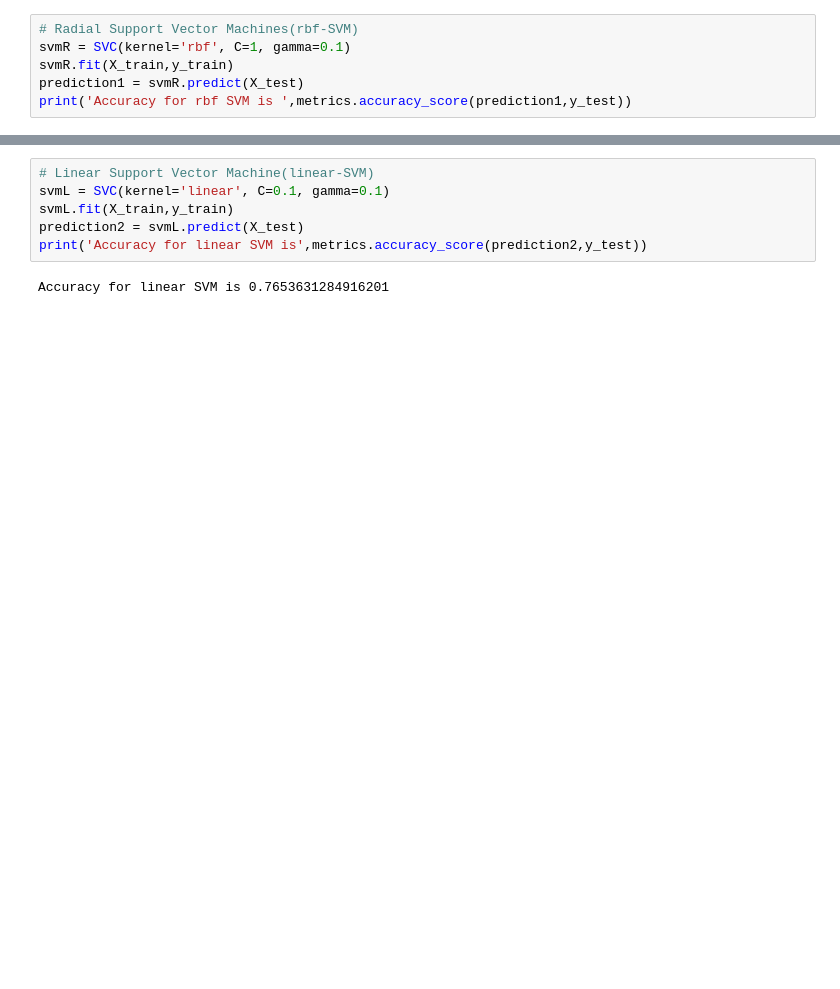
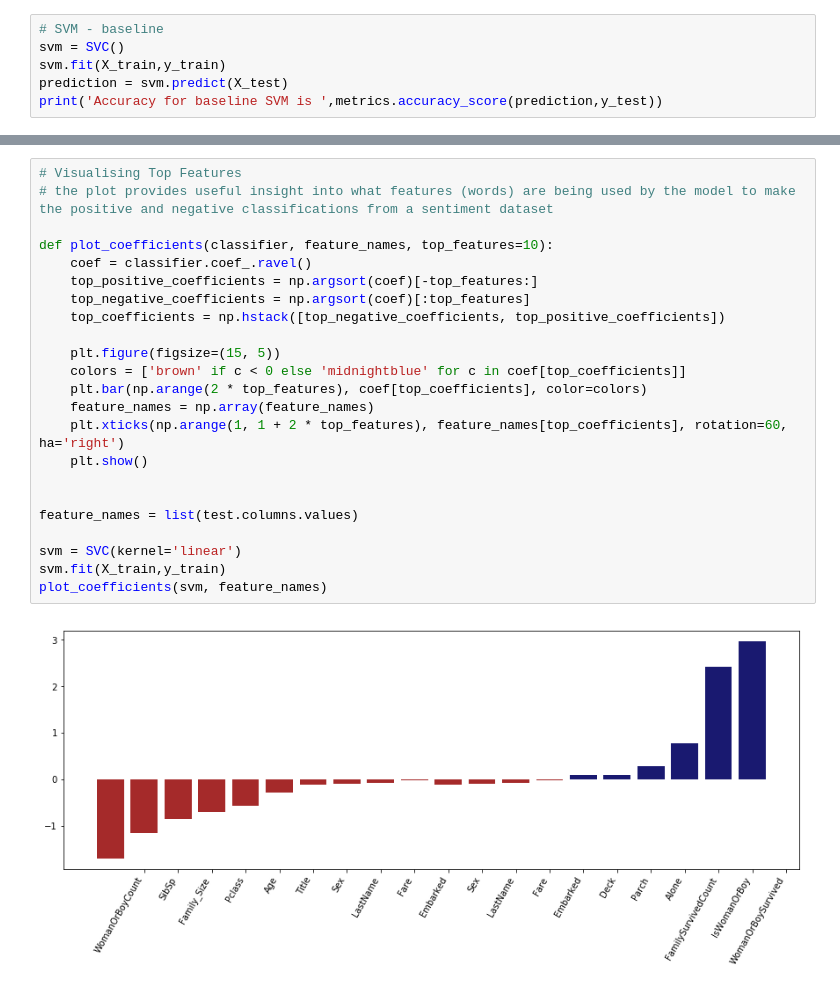
Before and after one commit to grwkremilek/Kaggle, a Jupyter notebook: titanic/models/titanicsvm.ipynb, the cells around one changed output, grey strips where cells are left out. Cells and saved outputs as stored; diff of their text form; blank space fills up the shorter version.

```diff
--- a/titanic/models/titanicsvm.ipynb
+++ b/titanic/models/titanicsvm.ipynb
@@ -39,7 +49,7 @@ X_train, X_test, y_train, y_test = train_test_split(X, y, test_size=0.2, random_
 # %%
-# Radial Support Vector Machines(rbf-SVM)
-svmR = SVC(kernel='rbf', C=1, gamma=0.1)
-svmR.fit(X_train,y_train)
-prediction1 = svmR.predict(X_test)
-print('Accuracy for rbf SVM is ',metrics.accuracy_score(prediction1,y_test))
+# SVM - baseline
+svm = SVC()
+svm.fit(X_train,y_train)
+prediction = svm.predict(X_test)
+print('Accuracy for baseline SVM is ',metrics.accuracy_score(prediction,y_test))
 # %% [output]
@@ -58,8 +68,25 @@ submission.head()
-# %%
-# Linear Support Vector Machine(linear-SVM)
-svmL = SVC(kernel='linear', C=0.1, gamma=0.1)
-svmL.fit(X_train,y_train)
-prediction2 = svmL.predict(X_test)
-print('Accuracy for linear SVM is',metrics.accuracy_score(prediction2,y_test))
-# %% [output]
-Accuracy for linear SVM is 0.7653631284916201
+# %%
+# Visualising Top Features
+# the plot provides useful insight into what features (words) are being used by the model to make the positive and negative classifications from a sentiment dataset
+
+def plot_coefficients(classifier, feature_names, top_features=10):
+    coef = classifier.coef_.ravel()
+    top_positive_coefficients = np.argsort(coef)[-top_features:]
+    top_negative_coefficients = np.argsort(coef)[:top_features]
+    top_coefficients = np.hstack([top_negative_coefficients, top_positive_coefficients])
+
+    plt.figure(figsize=(15, 5))
+    colors = ['brown' if c < 0 else 'midnightblue' for c in coef[top_coefficients]]
+    plt.bar(np.arange(2 * top_features), coef[top_coefficients], color=colors)
+    feature_names = np.array(feature_names)
+    plt.xticks(np.arange(1, 1 + 2 * top_features), feature_names[top_coefficients], rotation=60, ha='right')
+    plt.show()
+
+
+feature_names = list(test.columns.values)
+
+svm = SVC(kernel='linear')
+svm.fit(X_train,y_train)
+plot_coefficients(svm, feature_names)
+# %% [output]
+[figure, added]
```
Also changed, not shown: parts of 13 cells of this notebook.
